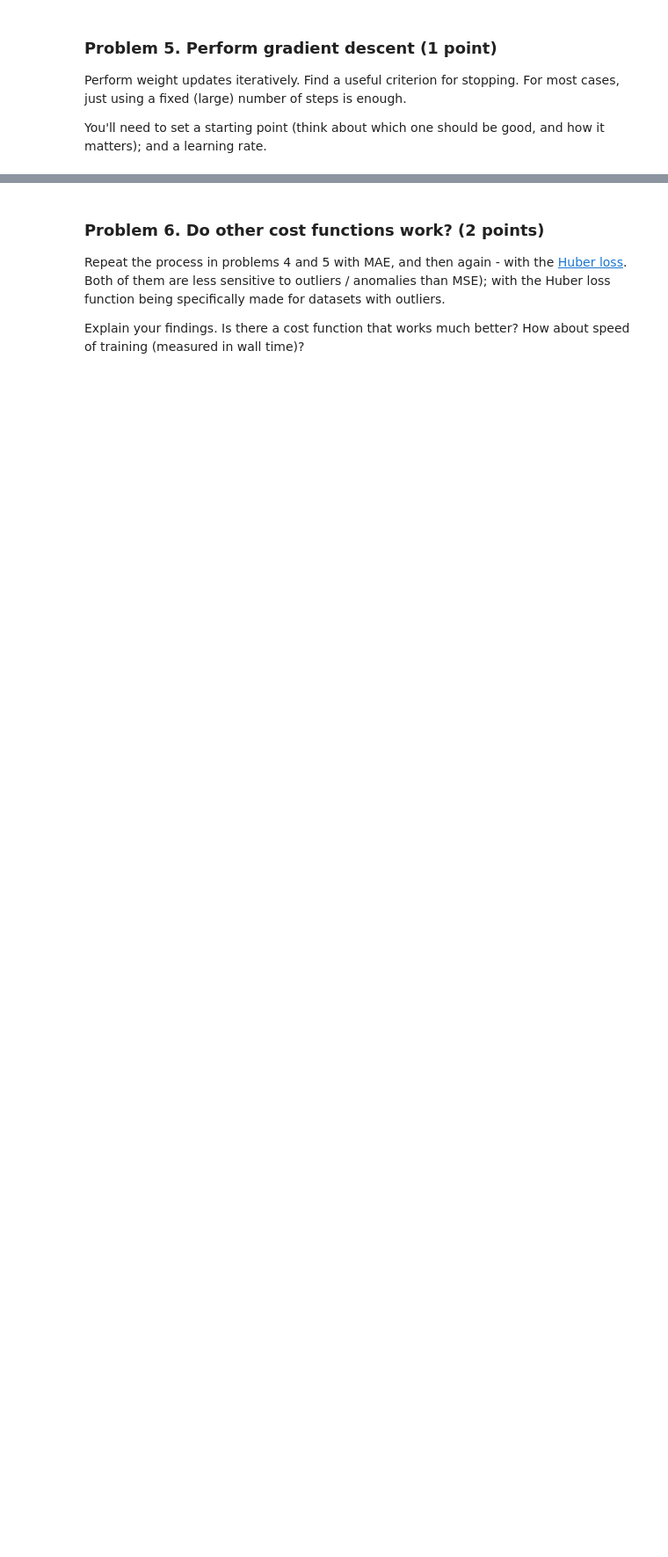
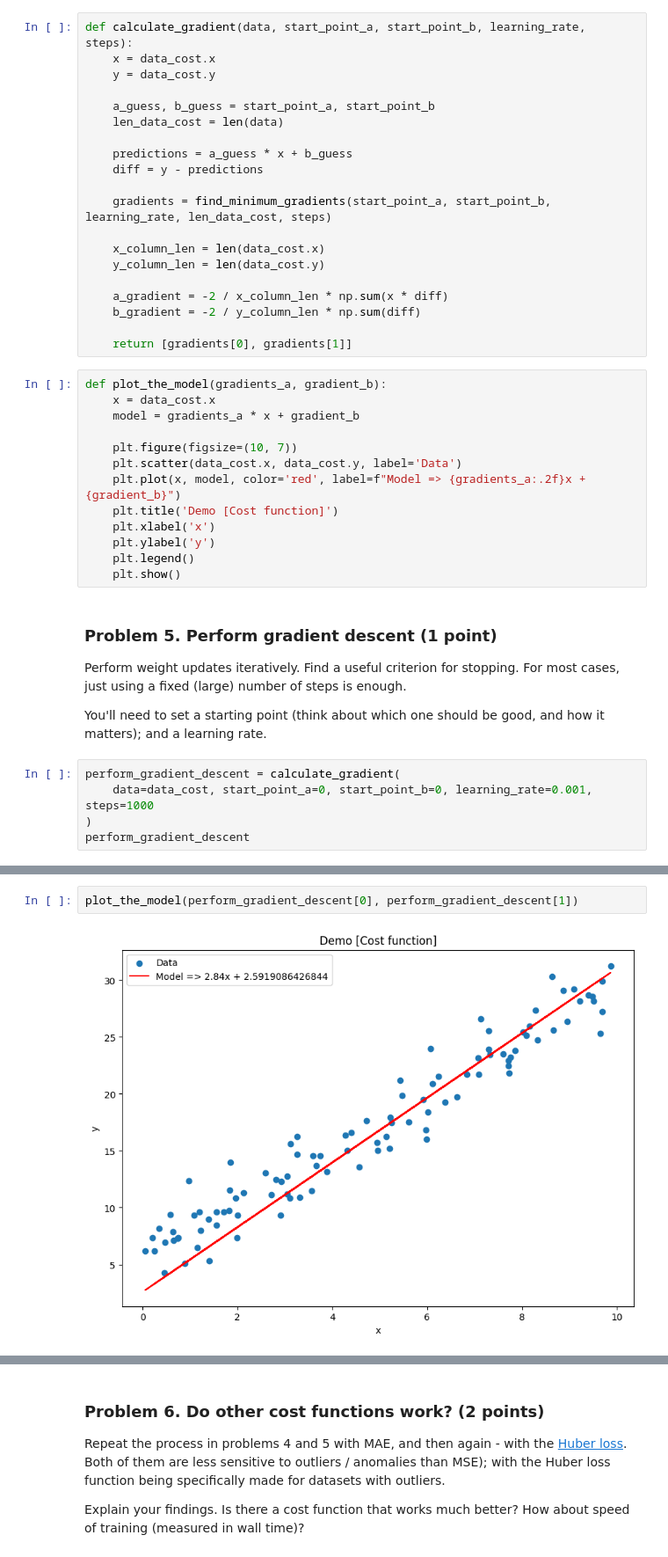
Before and after one commit to plamensve/Data_Science_Upskill_Softuni, a Jupyter notebook: 08_regression_models/Regression Models Lab.ipynb, the cells around one changed output, grey strips where cells are left out. Shown at 88% size. Drawn from its saved outputs; the diff is of its cells as text; blank space fills up the shorter version.

Commit message:
Add gradient descent solutions

```diff
--- a/08_regression_models/Regression Models Lab.ipynb
+++ b/08_regression_models/Regression Models Lab.ipynb
@@ -359,5 +308,43 @@ y_pred: 17.46602435868735
+# %%
+def calculate_gradient(data, start_point_a, start_point_b, learning_rate, steps):
+    x = data_cost.x
+    y = data_cost.y
+
+    a_guess, b_guess = start_point_a, start_point_b
+    len_data_cost = len(data)
+
+    predictions = a_guess * x + b_guess
+    diff = y - predictions
+
+    gradients = find_minimum_gradients(start_point_a, start_point_b, learning_rate, len_data_cost, steps)
+
+    x_column_len = len(data_cost.x)
+    y_column_len = len(data_cost.y)
+
+    a_gradient = -2 / x_column_len * np.sum(x * diff)
+    b_gradient = -2 / y_column_len * np.sum(diff)
+
+    return [gradients[0], gradients[1]]
+# %%
+def plot_the_model(gradients_a, gradient_b):
+    x = data_cost.x
+    model = gradients_a * x + gradient_b
+
+    plt.figure(figsize=(10, 7))
+    plt.scatter(data_cost.x, data_cost.y, label='Data')
+    plt.plot(x, model, color='red', label=f"Model => {gradients_a:.2f}x + {gradient_b}")
+    plt.title('Demo [Cost function]')
+    plt.xlabel('x')
+    plt.ylabel('y')
+    plt.legend()
+    plt.show()
 # %% [markdown]
 ### Problem 5. Perform gradient descent (1 point)
 Perform weight updates iteratively. Find a useful criterion for stopping. For most cases, just using a fixed (large) number of steps is enough.
 
 You'll need to set a starting point (think about which one should be good, and how it matters); and a learning rate.
+# %%
+perform_gradient_descent = calculate_gradient(
+    data=data_cost, start_point_a=0, start_point_b=0, learning_rate=0.001, steps=1000
+)
+perform_gradient_descent
@@ -363,0 +353,4 @@ You'll need to set a starting point (think about which one should be good, and h
+# %%
+plot_the_model(perform_gradient_descent[0], perform_gradient_descent[1])
+# %% [output]
+[figure, added]
```
Also changed, not shown: parts of 15 cells of this notebook, 1 other file.
